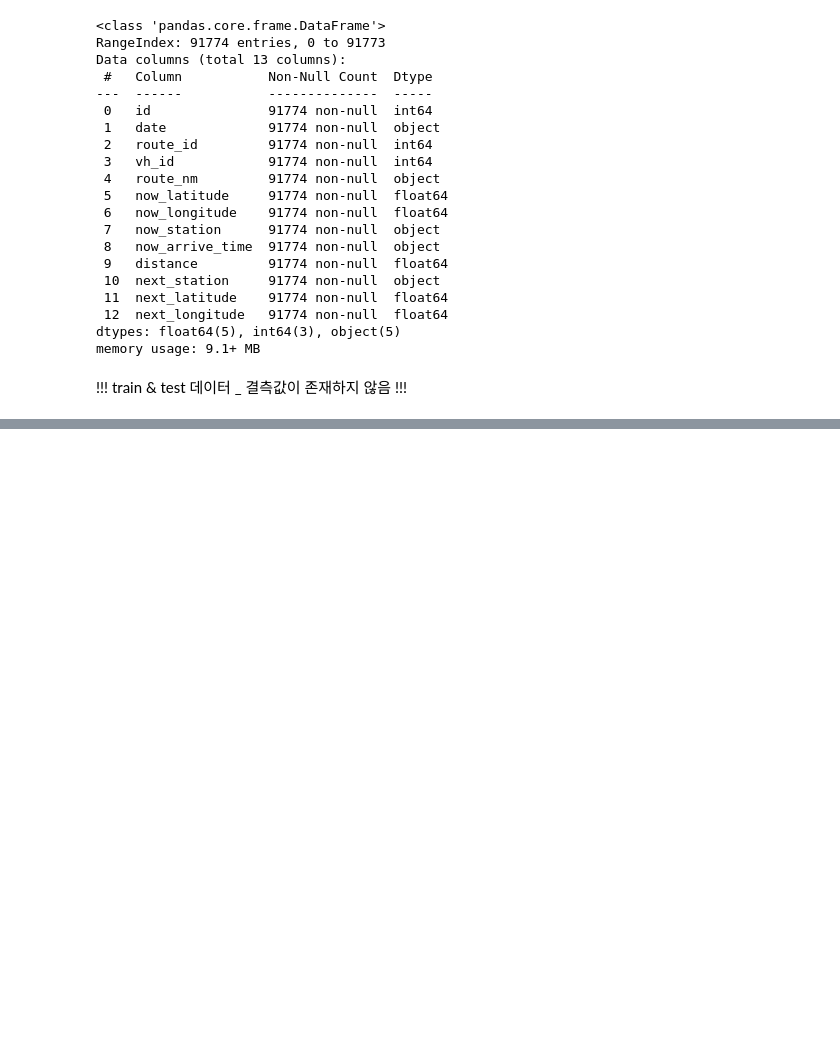
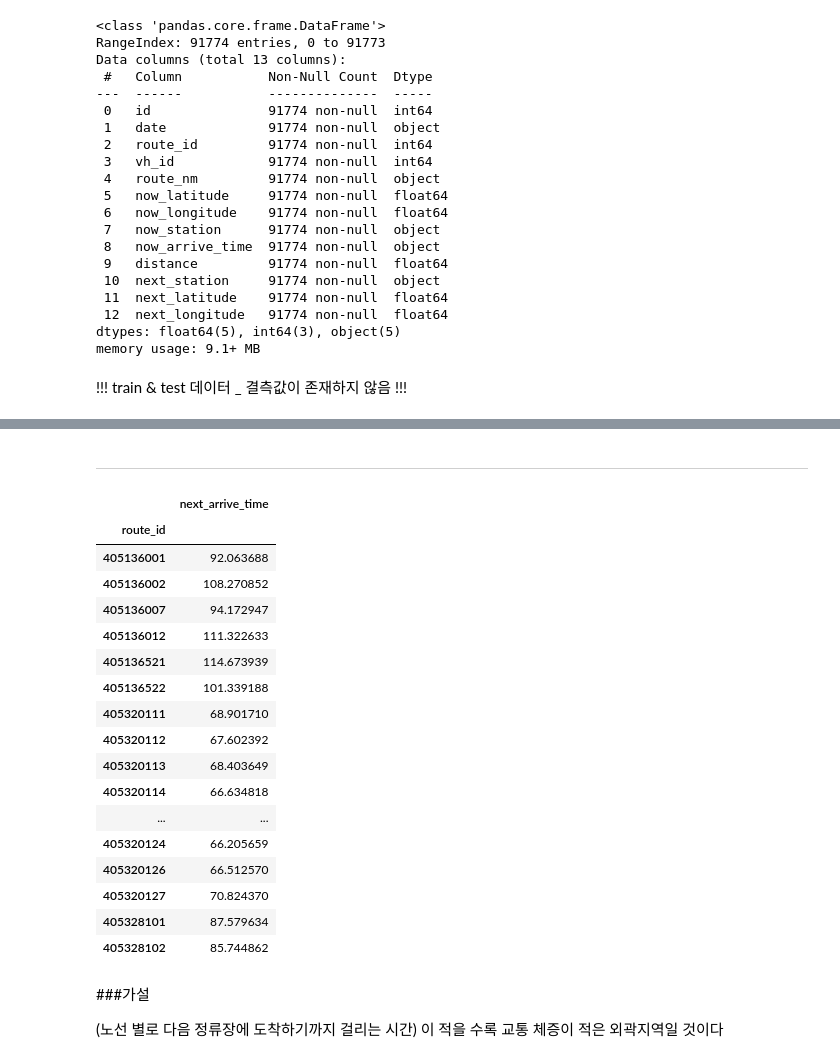
Before and after one commit to yejin-park/MachineLearning, a Jupyter notebook: 버스운행시간.ipynb, the cells around one changed output, grey strips where cells are left out. Drawn from its saved outputs; the diff is of its cells as text; code cells hidden in the pictures; blank space fills up the shorter version.

```diff
--- a/버스운행시간.ipynb
+++ b/버스운행시간.ipynb
@@ -173,0 +313,32 @@ train[['route_id', 'vh_id']].drop_duplicates().groupby('route_id').count()
+# %% [markdown]
+------------------------------------
+# %%
+##########################################################
+### 위 내용을 데이터 분석에 어떻게 적용시킬 수 있을 까 ###
+##########################################################
+
+# (노선 별로 다음 정류장에 도착하기까지 걸리는 시간)
+train[['route_id', 'next_arrive_time']].groupby('route_id').mean()
+# %% [output]
+|  | next_arrive_time |
+| route_id |  |
+| 405136001 | 92.063688 |
+| 405136002 | 108.270852 |
+| 405136007 | 94.172947 |
+| 405136012 | 111.322633 |
+| 405136521 | 114.673939 |
+| 405136522 | 101.339188 |
+| 405320111 | 68.901710 |
+| 405320112 | 67.602392 |
+| 405320113 | 68.403649 |
+| 405320114 | 66.634818 |
+| ... | ... |
+| 405320124 | 66.205659 |
+| 405320126 | 66.512570 |
+| 405320127 | 70.824370 |
+| 405328101 | 87.579634 |
+| 405328102 | 85.744862 |
+# %% [markdown]
+###가설
+
+(노선 별로 다음 정류장에 도착하기까지 걸리는 시간) 이 적을 수록 교통 체증이 적은 외곽지역일 것이다
```
Also changed, not shown: parts of 22 cells of this notebook.
